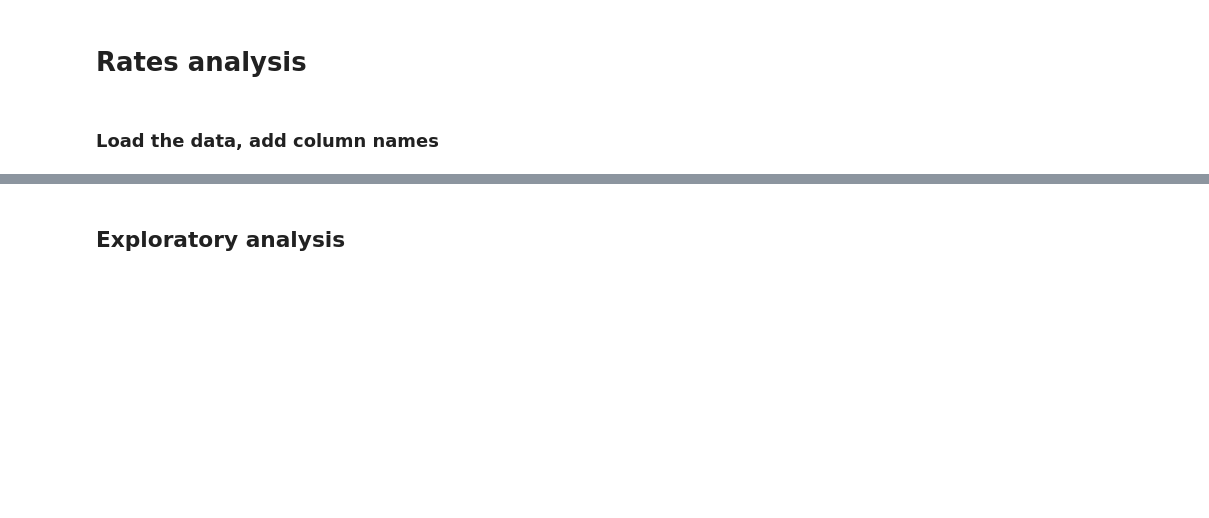
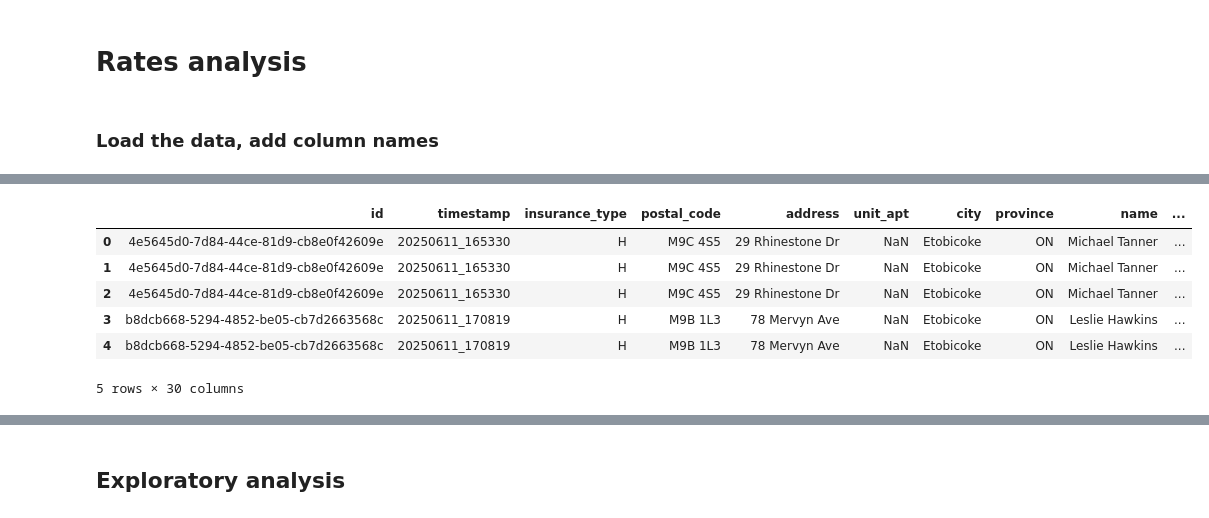
Before and after one commit to senchi-ins/senchi, a Jupyter notebook: experiments/rates/analysis/rate_analysis.ipynb, the cells around one changed output, grey strips where cells are left out. Saved outputs shown, nothing was run; the diff lists cells and outputs as text; code cells hidden in the pictures; blank space fills up the shorter version.

```diff
--- a/experiments/rates/analysis/rate_analysis.ipynb
+++ b/experiments/rates/analysis/rate_analysis.ipynb
@@ -33,0 +10,12 @@ df.head()
+# %%
+# Read CSV without using first row as headers
+df = pd.read_csv('../output/sample_data_54.csv')
+df.head()
+# %% [output]
+|  | id | timestamp | insurance_type | postal_code | address | unit_apt | city | province | name | ... |
+| 0 | 4e5645d0-7d84-44ce-81d9-cb8e0f42609e | 20250611_165330 | H | M9C 4S5 | 29 Rhinestone Dr | NaN | Etobicoke | ON | Michael Tanner | ... |
+| 1 | 4e5645d0-7d84-44ce-81d9-cb8e0f42609e | 20250611_165330 | H | M9C 4S5 | 29 Rhinestone Dr | NaN | Etobicoke | ON | Michael Tanner | ... |
+| 2 | 4e5645d0-7d84-44ce-81d9-cb8e0f42609e | 20250611_165330 | H | M9C 4S5 | 29 Rhinestone Dr | NaN | Etobicoke | ON | Michael Tanner | ... |
+| 3 | b8dcb668-5294-4852-be05-cb7d2663568c | 20250611_170819 | H | M9B 1L3 | 78 Mervyn Ave | NaN | Etobicoke | ON | Leslie Hawkins | ... |
+| 4 | b8dcb668-5294-4852-be05-cb7d2663568c | 20250611_170819 | H | M9B 1L3 | 78 Mervyn Ave | NaN | Etobicoke | ON | Leslie Hawkins | ... |
+5 rows × 30 columns
```
Also changed, not shown: parts of 7 cells of this notebook, 3 other files.
